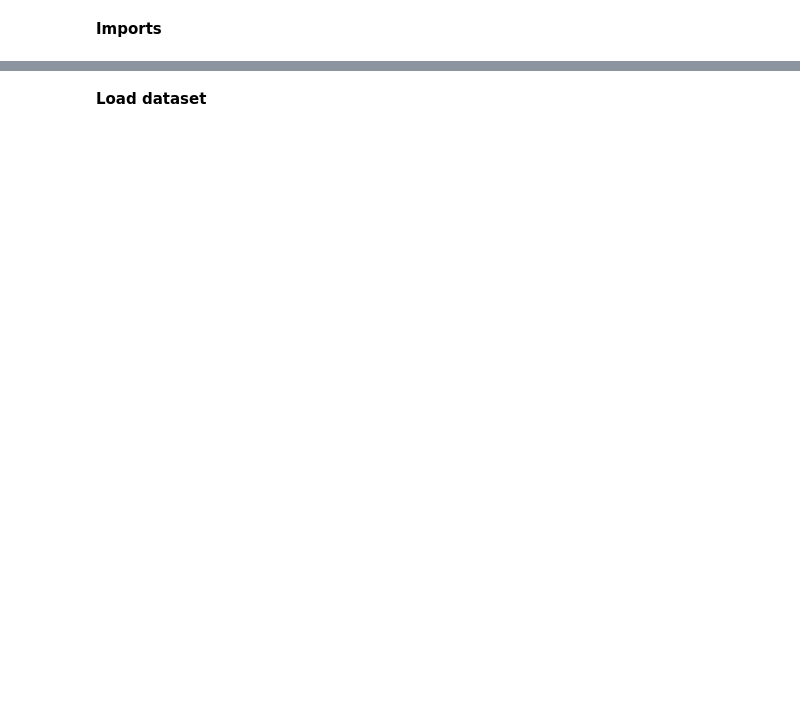
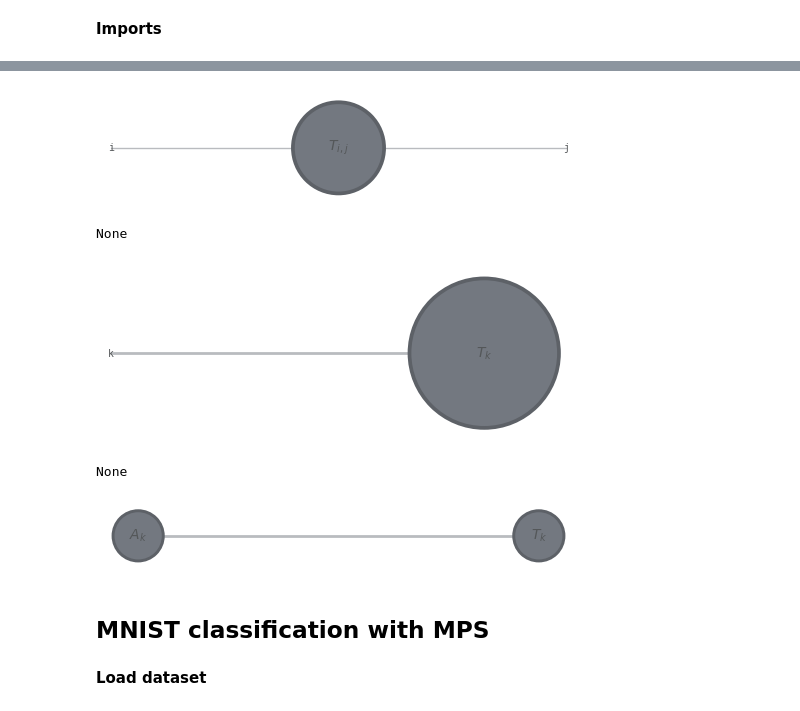
Before and after one commit to CERN-IT-INNOVATION/olqti-summer-school-2024, a Jupyter notebook: quantum_computing_applications_and_use_cases/tensor-networks-for-ML.ipynb, the cells around one changed output, grey strips where cells are left out. Saved outputs shown, nothing was run; the diff lists cells and outputs as text; code cells hidden in the pictures; blank space fills up the shorter version.

```diff
--- a/quantum_computing_applications_and_use_cases/tensor-networks-for-ML.ipynb
+++ b/quantum_computing_applications_and_use_cases/tensor-networks-for-ML.ipynb
@@ -29,3 +70,21 @@ jax.config.update("jax_enable_x64", True)
+# %%
+ket = qtn.Tensor(np.array([[1,0],[0,1]]), inds=('i','j'), tags=('$T_{i,j}$',))
+display(ket.draw())
+
+T_k = ket.fuse({'k': ('i','j')}).retag({'$T_{i,j}$':'$T_k$'})
+display(T_k.draw())
+
+A_k = qtn.Tensor(np.array([1,1,0,0]), inds=('k'), tags=('$A_k$',))
+s = A_k | T_k
+s.draw()
+# %% [output]
+[figure, added]
+None
+[figure, added]
+None
+[figure, added]
+# %% [markdown]
+## MNIST classification with MPS
 # %% [markdown]
 **Load dataset**
 # %%
```
Also changed, not shown: parts of 15 cells of this notebook.
